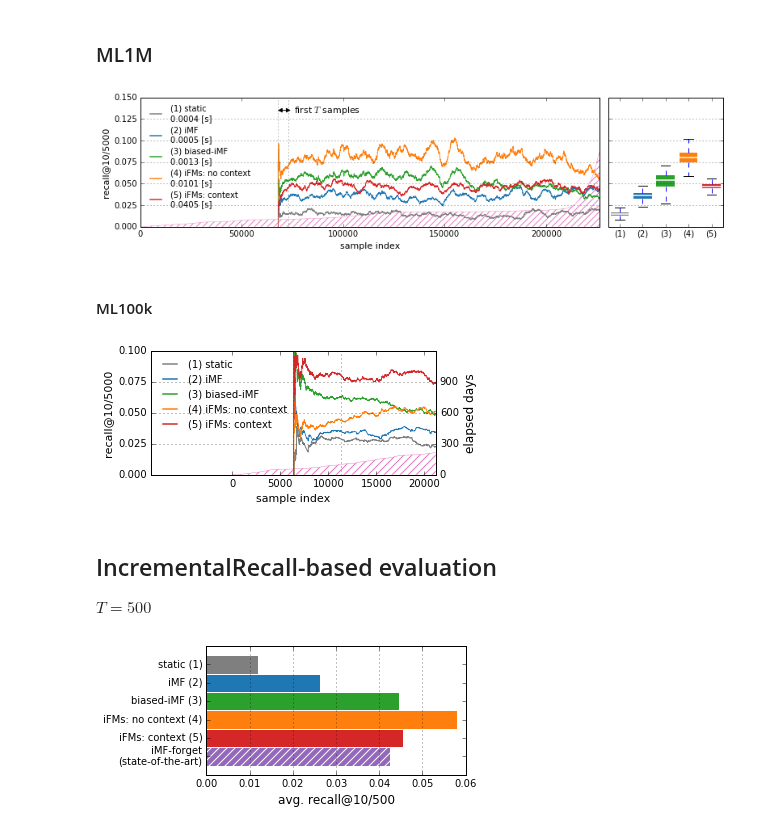
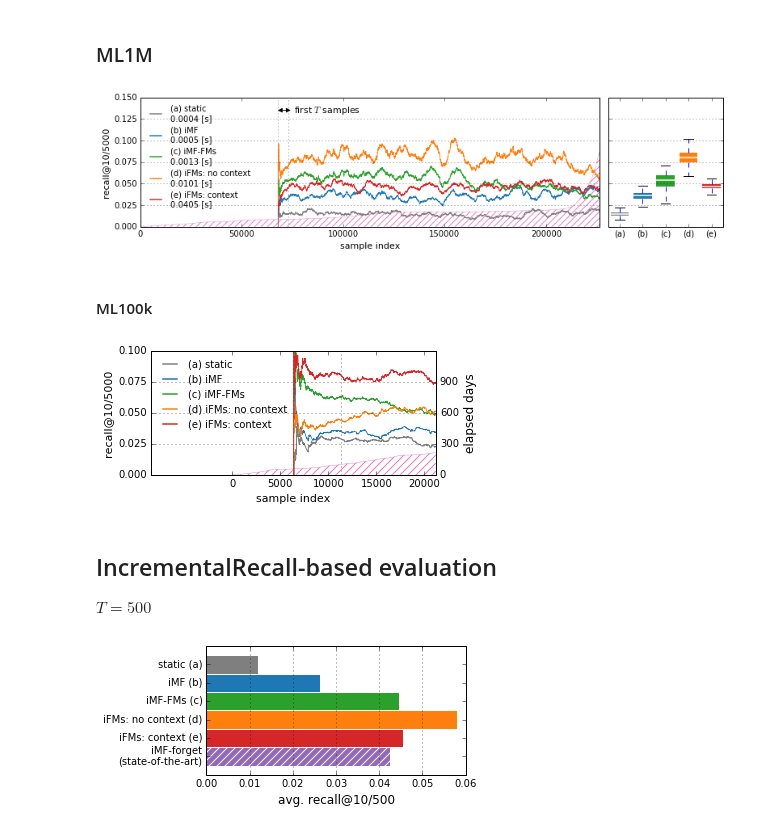
Before and after one commit to takuti/stream-recommender, a Jupyter notebook: experiment.ipynb, the cells around one changed output. Saved outputs shown, nothing was run; the diff lists cells and outputs as text; code cells hidden in the pictures.

```diff
--- a/experiment.ipynb
+++ b/experiment.ipynb
@@ -153,11 +153,11 @@ ax2.get_yaxis().set_visible(False)
 
 # axis #1: simple moving average of recall
 x = np.arange(len(base5000_avgs))+exp.data.n_batch_train
-ax.plot(x, base5000_avgs, c=model_colors[0], label='(1) static\n%.4f [s]' % base5000_time)
-ax.plot(x, iMF5000_avgs, c=model_colors[1], lw=.8, label='(2) iMF\n%.4f [s]' % iMF5000_time)
-ax.plot(x, BiMF5000_avgs, c=model_colors[2], lw=.8, label='(3) biased-iMF\n%.4f [s]' % BiMF5000_time)
-ax.plot(x, iFMs5000_avgs, c=model_colors[3], lw=.8, label='(4) iFMs: no context\n%.4f [s]' % iFMs5000_time)
-ax.plot(x, iFMs5000_ctx_avgs, c=model_colors[4], lw=.8, label='(5) iFMs: context\n%.4f [s]' % iFMs5000_ctx_time)
+ax.plot(x, base5000_avgs, c=model_colors[0], label='(a) static\n%.4f [s]' % base5000_time)
+ax.plot(x, iMF5000_avgs, c=model_colors[1], lw=.8, label='(b) iMF\n%.4f [s]' % iMF5000_time)
+ax.plot(x, BiMF5000_avgs, c=model_colors[2], lw=.8, label='(c) iMF-FMs\n%.4f [s]' % BiMF5000_time)
+ax.plot(x, iFMs5000_avgs, c=model_colors[3], lw=.8, label='(d) iFMs: no context\n%.4f [s]' % iFMs5000_time)
+ax.plot(x, iFMs5000_ctx_avgs, c=model_colors[4], lw=.8, label='(e) iFMs: context\n%.4f [s]' % iFMs5000_ctx_time)
 ax.set_xlim((0, exp.data.n_sample-1))
 ax.annotate(r'first $T$ samples', xy=(exp.data.n_batch_train-1000, 0.135), xytext=(exp.data.n_batch_train+8000, 0.1325), size=11, color='k',
             arrowprops=dict(color='k', lw=1., arrowstyle='<|-|>'))
@@ -183,7 +183,7 @@ for box, color in zip(bp['boxes'], model_colors):
 for median in bp['medians']:
     median.set(color='white', linewidth=1.5)
 
-ax_box.set_xticklabels(['(1)', '(2)', '(3)', '(4)', '(5)'])
+ax_box.set_xticklabels(['(a)', '(b)', '(c)', '(d)', '(e)'])
 ax_box.set_yticks([0.00, 0.025, 0.05, 0.075, 0.10, 0.125, 0.15])
 ax_box.set_yticklabels(['', '', '', '', '', '', ''])
 ax_box.set_ylim([0.0, 0.15])
@@ -191,7 +191,7 @@ ax_box.set_ylim([0.0, 0.15])
 plt.tight_layout()
 fig.savefig('../../paper/images/recsys-2016/ml-1m-recall-box.eps')
 # %% [output]
-[figure, old version]
+[figure, new version]
 # %% [markdown]
 #### ML100k
 # %%
@@ -206,39 +206,39 @@ fig, ax = plt.subplots()
 # axis #2: the distribution of a 'time' feature
 ax2 = ax.twinx()
 ax2.plot(exp_ML100k.data.dts, c=colors[12], lw=.4)
 ax2.set_xlim((0, exp_ML100k.data.n_sample-1))
 ax2.set_yticks([0, 300, 600, 900])
 ax2.set_ylim([0, 1200])
 ax2.fill_between(np.arange(exp_ML100k.data.n_sample), np.array(exp_ML100k.data.dts), facecolor='none', edgecolor=colors[12], lw=0, hatch='///')
 ax2.set_ylabel('elapsed days')
 #ax2.get_yaxis().set_visible(False)
 
 # axis #1: simple moving average of recall
 x = np.arange(len(ML100k_base_avgs))+exp_ML100k.data.n_batch_train
-ax.plot(x, ML100k_base_avgs, c=model_colors[0], label='(1) static')
-ax.plot(x, ML100k_iMF_avgs, c=model_colors[1], lw=.8, label='(2) iMF')
-ax.plot(x, ML100k_BiMF_avgs, c=model_colors[2], lw=.8, label='(3) biased-iMF')
-ax.plot(x, ML100k_iFMs_avgs, c=model_colors[3], lw=.8, label='(4) iFMs: no context')
-ax.plot(x, ML100k_iFMs_ctx_avgs, c=model_colors[4], lw=.8, label='(5) iFMs: context')
+ax.plot(x, ML100k_base_avgs, c=model_colors[0], label='(a) static')
+ax.plot(x, ML100k_iMF_avgs, c=model_colors[1], lw=.8, label='(b) iMF')
+ax.plot(x, ML100k_BiMF_avgs, c=model_colors[2], lw=.8, label='(c) iMF-FMs')
+ax.plot(x, ML100k_iFMs_avgs, c=model_colors[3], lw=.8, label='(d) iFMs: no context')
+ax.plot(x, ML100k_iFMs_ctx_avgs, c=model_colors[4], lw=.8, label='(e) iFMs: context')
 ax.set_xlim((-8500, exp_ML100k.data.n_sample-1))
 ax.set_xticks([0, 5000, 10000, 15000, 20000])
 ax.set_zorder(ax2.get_zorder()+1)
 ax.patch.set_visible(False)
 
 plot_setting(fig, ax, exp_ML100k.data.n_batch_train-1)
 fig.set_size_inches((5.5, 2.5))
 ax.set_yticks([0.00, 0.025, 0.05, 0.075, 0.10])
 ax.set_ylim([0.0, 0.10])
 
 
 leg = ax.legend(fontsize=10, loc='upper left', frameon=False)
 for legobj in leg.legendHandles:
     legobj.set_linewidth(1.5)
 
 plt.tight_layout()
 fig.savefig('../../paper/images/recsys-2016/ml-100k-recall.eps')
 # %% [output]
-[figure, old version]
+[figure, new version]
 # %% [markdown]
 ## IncrementalRecall-based evaluation
 
@@ -269,21 +269,21 @@ y_pos = np.zeros(6)
 for i in range(6):
     y_pos[i] = ind + width * (5 - i)
 
-ax.barh(y_pos[0], base, width, color=model_colors[0], edgecolor='w', label='(1) static')
-ax.barh(y_pos[1], iMF, width, color=model_colors[1], edgecolor='w', label='(2) iMF')
-ax.barh(y_pos[2], BiMF, width, color=model_colors[2], edgecolor='w', label='(3) biased-iMF')
-ax.barh(y_pos[3], iFMs, width, color=model_colors[3], edgecolor='w', label='(4) iFMs: no context')
-ax.barh(y_pos[4], iFMs_ctx, width, color=model_colors[4], edgecolor='w', label='(5) iFMs: context-aware')
+ax.barh(y_pos[0], base, width, color=model_colors[0], edgecolor='w', label='(a) static')
+ax.barh(y_pos[1], iMF, width, color=model_colors[1], edgecolor='w', label='(b) iMF')
+ax.barh(y_pos[2], BiMF, width, color=model_colors[2], edgecolor='w', label='(c) iMF-FMs')
+ax.barh(y_pos[3], iFMs, width, color=model_colors[3], edgecolor='w', label='(d) iFMs: no context')
+ax.barh(y_pos[4], iFMs_ctx, width, color=model_colors[4], edgecolor='w', label='(e) iFMs: context-aware')
 ax.barh(y_pos[5], forget, width, color=colors[8], edgecolor='w', label='iMF-forget (state-of-the-art)', hatch='///')
 
 ax.set_xlabel('avg. recall@10/500')
 
 ax.set_yticks(tuple(y_pos + width / 2.))
-ax.set_yticklabels(('static (1)',
-                    'iMF (2)',
-                    'biased-iMF (3)',
-                    'iFMs: no context (4)',
-                    'iFMs: context (5)',
+ax.set_yticklabels(('static (a)',
+                    'iMF (b)',
+                    'iMF-FMs (c)',
+                    'iFMs: no context (d)',
+                    'iFMs: context (e)',
                     'iMF-forget\n(state-of-the-art)'))
 
 ax.xaxis.grid(True)
@@ -296,4 +296,4 @@ fig.patch.set_alpha(0.0)
 plt.tight_layout()
 fig.savefig('../../paper/images/recsys-2016/incremental_recall.eps')
 # %% [output]
-[figure, old version]
+[figure, new version]
```
